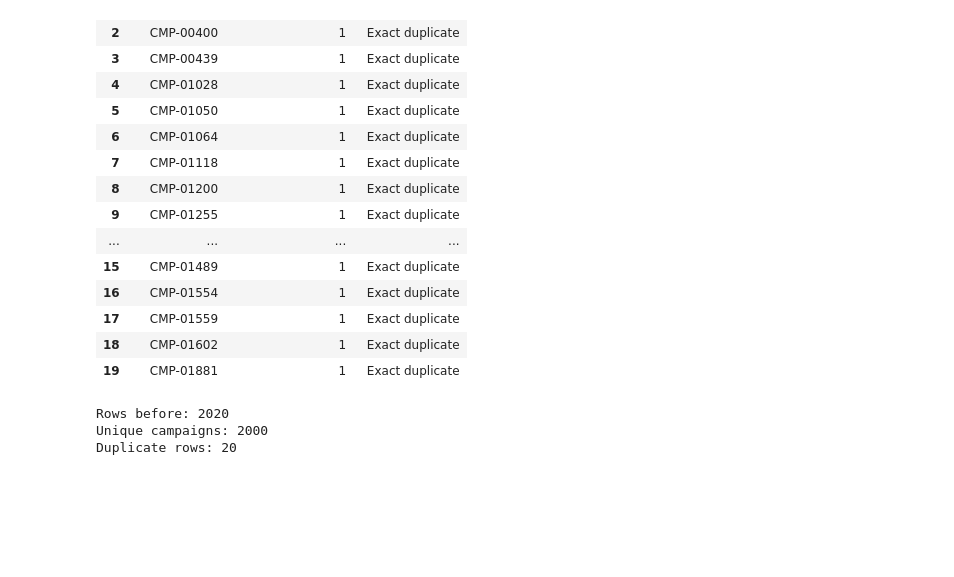
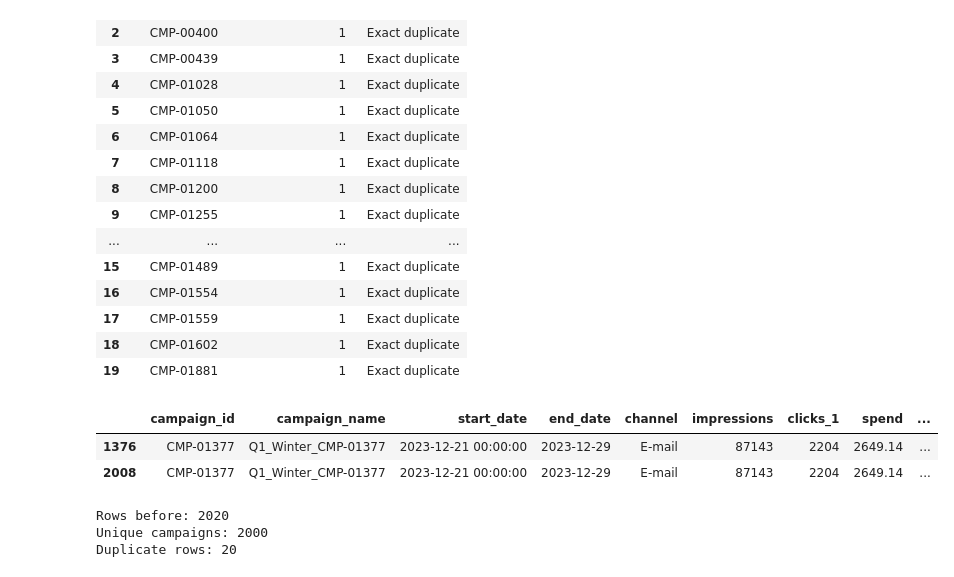
Before and after one commit to Nikita-Ravindra-Albela/Marketing-Performance-Business-Optimization---A-Data-Driven-Decision-Support-Project, a Jupyter notebook: Python/Marketing_Campaign_Cleaning.ipynb, the cells around one changed output. Saved outputs shown, nothing was run; the diff lists cells and outputs as text; code cells hidden in the pictures; blank space fills up the shorter version.

```diff
--- a/Python/Marketing_Campaign_Cleaning.ipynb
+++ b/Python/Marketing_Campaign_Cleaning.ipynb
@@ -240,3 +240,11 @@ display(duplicate_audit)
 | 17 | CMP-01559 | 1 | Exact duplicate |
 | 18 | CMP-01602 | 1 | Exact duplicate |
 | 19 | CMP-01881 | 1 | Exact duplicate |
+# %%
+display(
+    df_clean[df_clean["campaign_id"] == "CMP-01377"]
+)
+# %% [output]
+|  | campaign_id | campaign_name | start_date | end_date | channel | impressions | clicks_1 | spend | ... |
+| 1376 | CMP-01377 | Q1_Winter_CMP-01377 | 2023-12-21 00:00:00 | 2023-12-29 | E-mail | 87143 | 2204 | 2649.14 | ... |
+| 2008 | CMP-01377 | Q1_Winter_CMP-01377 | 2023-12-21 00:00:00 | 2023-12-29 | E-mail | 87143 | 2204 | 2649.14 | ... |
```
Also changed, not shown: parts of 18 cells of this notebook.
